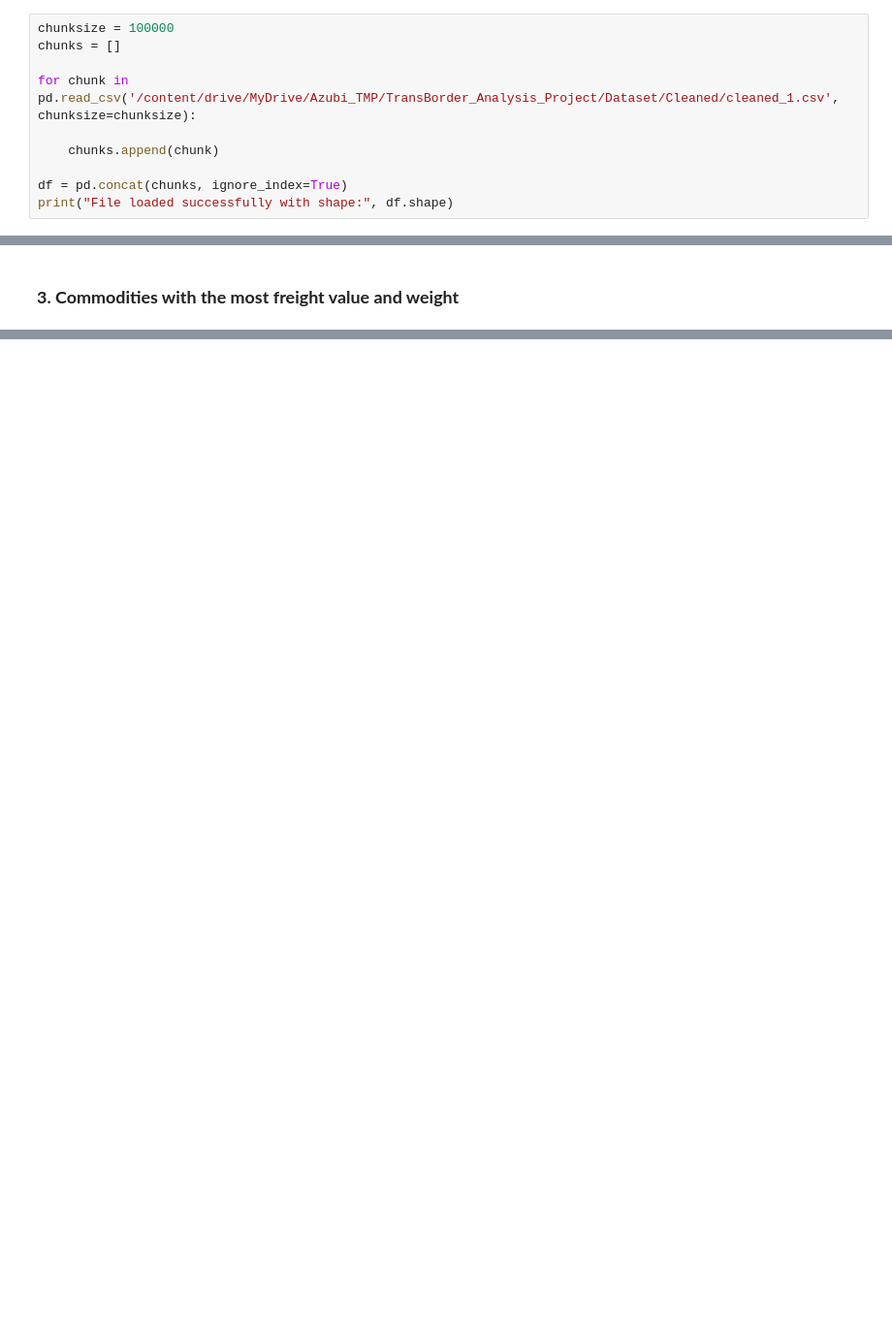
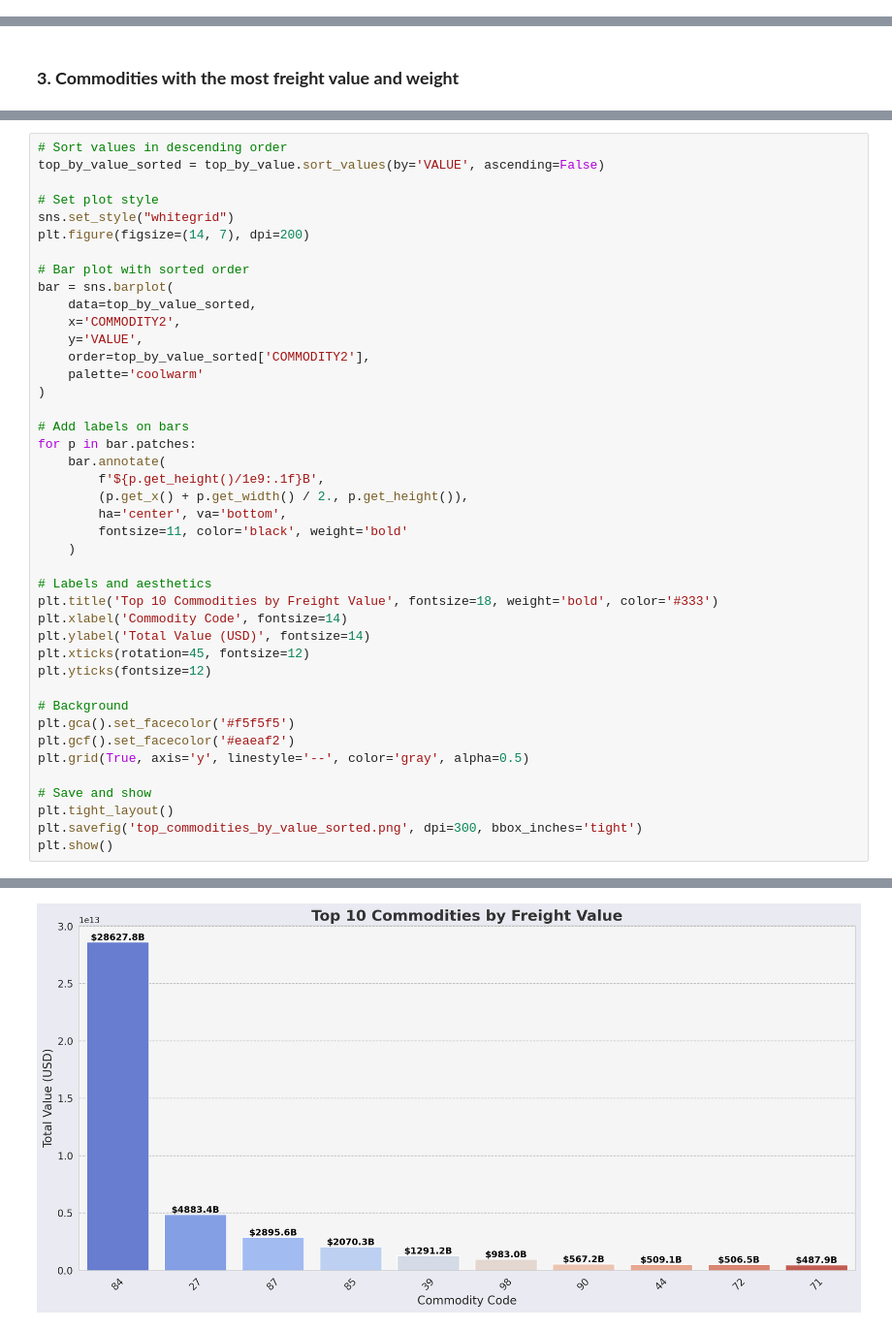
Before and after one commit to dspselorm/transborder-freight-analysis, a Jupyter notebook: TransBorder_Analysis_Project.ipynb, the cells around one changed output, grey strips where cells are left out. Shown at 97% size. Saved outputs shown, nothing was run; the diff lists cells and outputs as text; blank space fills up the shorter version.

Commit message:
Visualized top 10 ten commodities by value and weight Visualized top 10 ports by value and weight

```diff
--- a/TransBorder_Analysis_Project.ipynb
+++ b/TransBorder_Analysis_Project.ipynb
@@ -647,10 +665,0 @@ CHECKPOINT - Because of Memory Issues, Dataset has been cleaned to this point an
-# %%
-chunksize = 100000
-chunks = []
-
-for chunk in pd.read_csv('/content/drive/MyDrive/Azubi_TMP/TransBorder_Analysis_Project/Dataset/Cleaned/cleaned_1.csv', chunksize=chunksize):
-
-    chunks.append(chunk)
-
-df = pd.concat(chunks, ignore_index=True)
-print("File loaded successfully with shape:", df.shape)
@@ -836,0 +861,43 @@ NameError: name 'df' is not defined
+# %%
+# Sort values in descending order
+top_by_value_sorted = top_by_value.sort_values(by='VALUE', ascending=False)
+
+# Set plot style
+sns.set_style("whitegrid")
+plt.figure(figsize=(14, 7), dpi=200)
+
+# Bar plot with sorted order
+bar = sns.barplot(
+    data=top_by_value_sorted,
+    x='COMMODITY2',
+    y='VALUE',
+    order=top_by_value_sorted['COMMODITY2'],
+    palette='coolwarm'
+)
+
+# Add labels on bars
+for p in bar.patches:
+    bar.annotate(
+        f'${p.get_height()/1e9:.1f}B',
+        (p.get_x() + p.get_width() / 2., p.get_height()),
+        ha='center', va='bottom',
+        fontsize=11, color='black', weight='bold'
+    )
+
+# Labels and aesthetics
+plt.title('Top 10 Commodities by Freight Value', fontsize=18, weight='bold', color='#333')
+plt.xlabel('Commodity Code', fontsize=14)
+plt.ylabel('Total Value (USD)', fontsize=14)
+plt.xticks(rotation=45, fontsize=12)
+plt.yticks(fontsize=12)
+
+# Background
+plt.gca().set_facecolor('#f5f5f5')
+plt.gcf().set_facecolor('#eaeaf2')
+plt.grid(True, axis='y', linestyle='--', color='gray', alpha=0.5)
+
+# Save and show
+plt.tight_layout()
+plt.savefig('top_commodities_by_value_sorted.png', dpi=300, bbox_inches='tight')
+plt.show()
+# %% [output]
@@ -836,0 +905 @@ NameError: name 'df' is not defined
+[figure, added]
```
Also changed, not shown: parts of 26 cells of this notebook.
